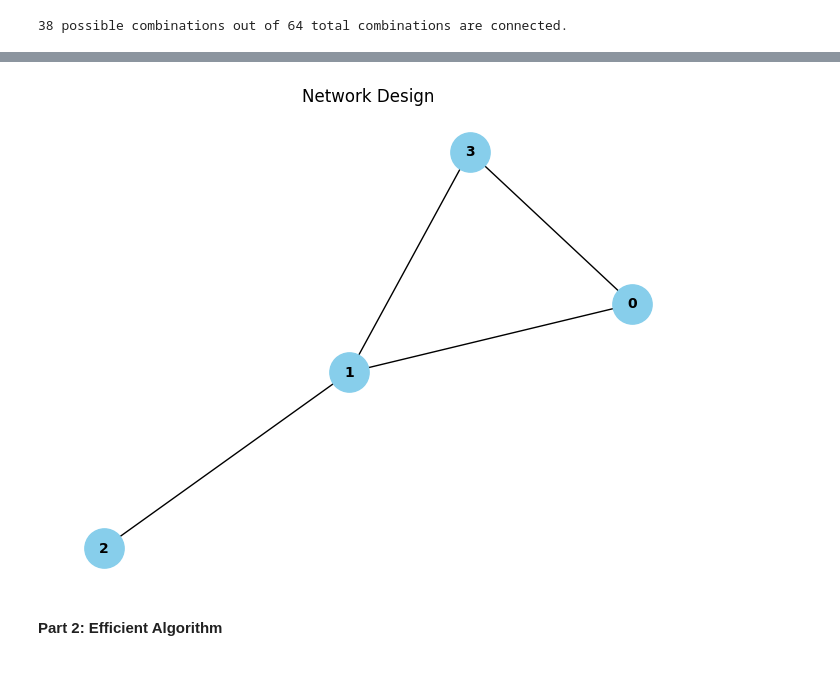
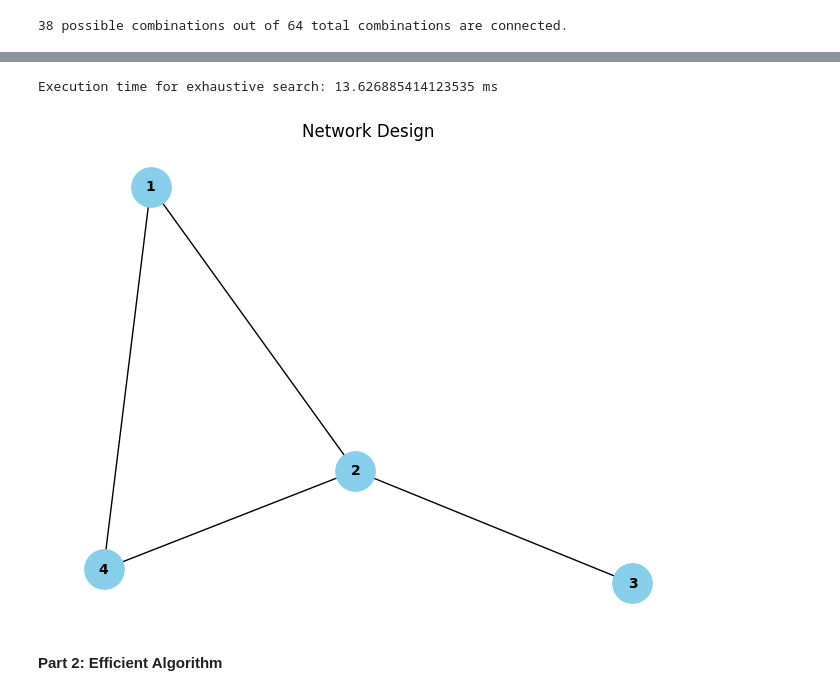
Before and after one commit to rambodazimi/Reliable-Network-Design, a Jupyter notebook: ecse422_project.ipynb, the cells around one changed output, grey strips where cells are left out. Saved outputs shown, nothing was run; the diff lists cells and outputs as text; code cells hidden in the pictures.

```diff
--- a/ecse422_project.ipynb
+++ b/ecse422_project.ipynb
@@ -67,10 +67,10 @@ def read_numbers_from_file(filename):
 
   return N, reliability_matrix, cost_matrix
 
-filename = "6_city.txt"
+filename = "4_city.txt"
 N, reliability_matrix, cost_matrix = read_numbers_from_file(filename)
 # Maximum cost for the network
-cost_limit = 10000
+cost_limit = 50
 
 print("N:", N)
 print("Reliability Matrix:", reliability_matrix)
@@ -289,39 +293,48 @@ Cost Limit: 50
 15: 111000 has a reliability 0.79524 and cost 45.0
 
 Highest Reliability: 0.9224558400000001 with cost 50.0 and binary value 101110
+# %%
+# END OF TIMER FOR EXHAUSITVE SEARCH
+end_time_exhaustive = time.time()
+
+total_time_exhaustive = end_time_exhaustive - start_time_exhaustive
+print("Execution time for exhaustive search:", total_time_exhaustive * 100, "ms")
+# %% [output]
+Execution time for exhaustive search: 13.626885414123535 ms
 # %%
 import networkx as nx
 import matplotlib.pyplot as plt
 
 def plot_graph(N, binary_edge_list):
     if(binary_edge_list == ""):
       return
     # Create an empty graph
     G = nx.Graph()
 
     # Add nodes to the graph
     for node in range(N):
         G.add_node(node)
 
     # Convert binary edge list to list of tuples representing edges
     edges = []
     idx = 0
     for i in range(N):
         for j in range(i+1, N):
             if binary_edge_list[idx] == '1':
-                edges.append((i, j))
+                edges.append((i+1, j+1))
             idx += 1
 
     # Add edges to the graph
     G.add_edges_from(edges)
+    G.remove_node(0)
 
     # Draw the graph
     nx.draw(G, with_labels=True, node_color='skyblue', node_size=800, font_size=10, font_weight='bold')
     plt.title('Network Design')
     plt.show()
 
 plot_graph(N, feas)
 # %% [output]
-[figure, old version]
+[figure, new version]
 # %% [markdown]
 **Part 2: Efficient Algorithm**
```
Also changed, not shown: parts of 11 cells of this notebook.
